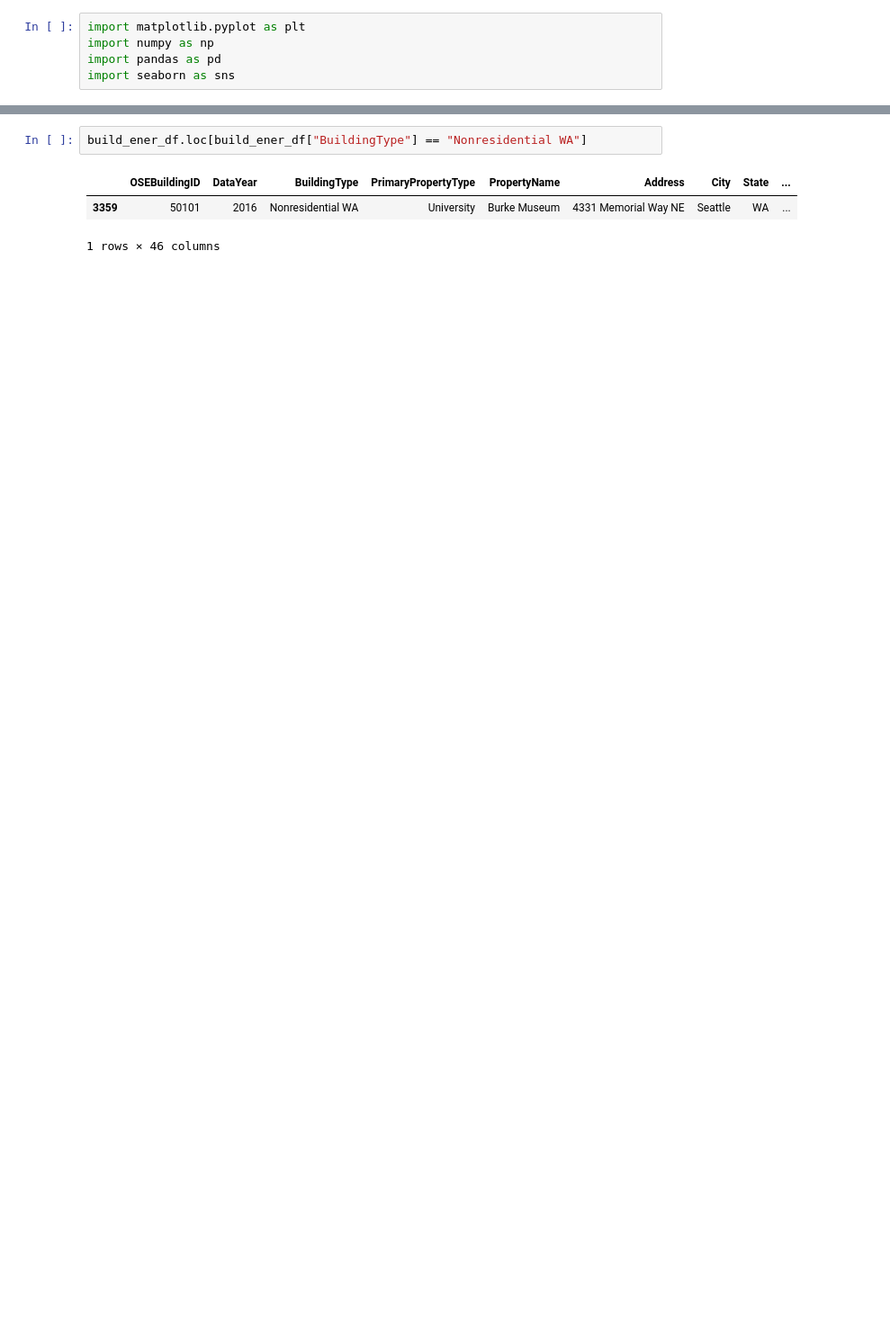
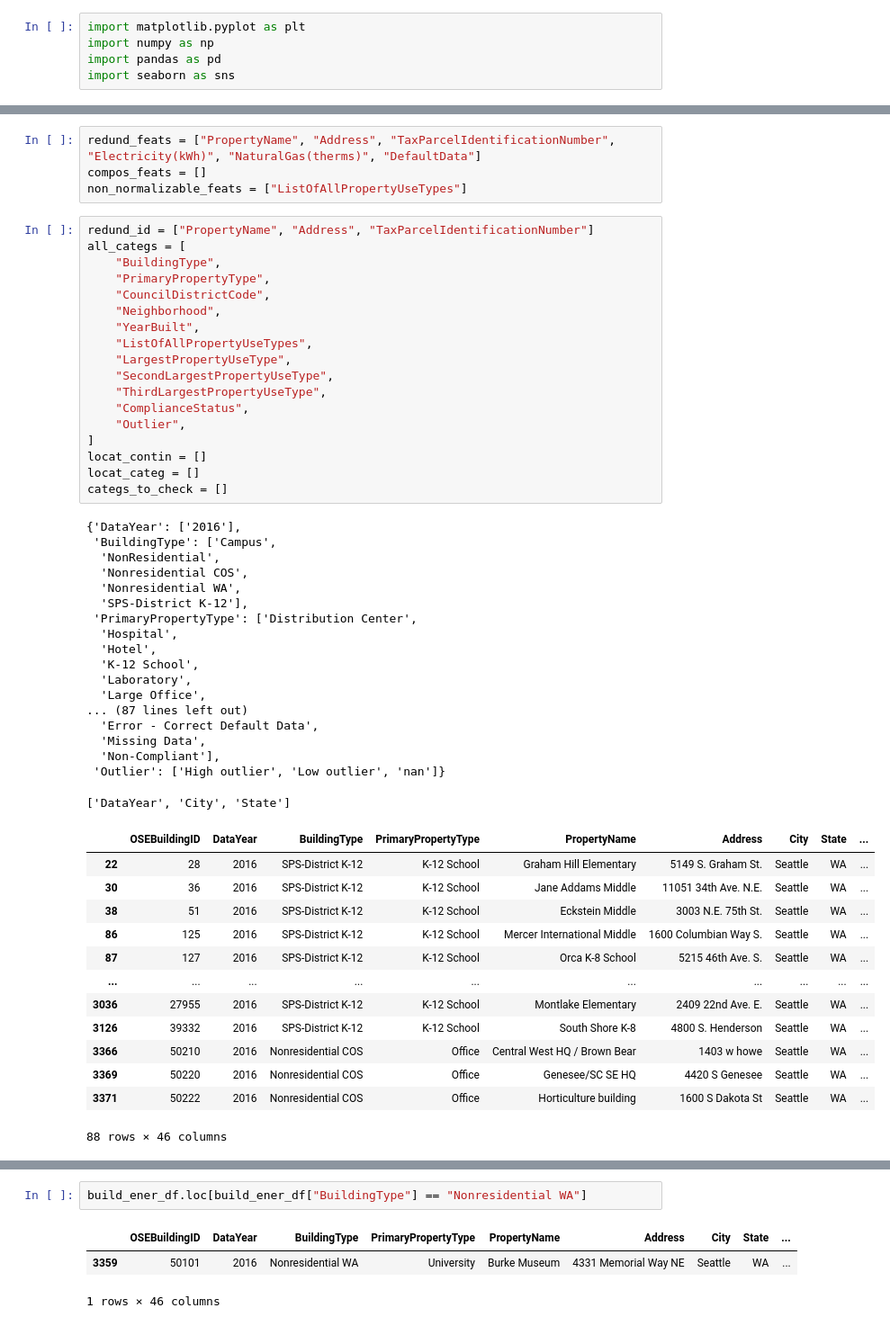
Before and after one commit to gabrielhermel/OC_DS_P4, a Jupyter notebook: Hermel_Gabriel_1_notebook_exploratoire_112022.ipynb, the cells around one changed output, grey strips where cells are left out. Shown: that part at 90% size. Cells and saved outputs as stored; diff of their text form; blank space fills up the shorter version.

```diff
--- a/Hermel_Gabriel_1_notebook_exploratoire_112022.ipynb
+++ b/Hermel_Gabriel_1_notebook_exploratoire_112022.ipynb
@@ -5,0 +372,54 @@ import seaborn as sns
+# %%
+redund_feats = ["PropertyName", "Address", "TaxParcelIdentificationNumber", "Electricity(kWh)", "NaturalGas(therms)", "DefaultData"]
+compos_feats = []
+non_normalizable_feats = ["ListOfAllPropertyUseTypes"]
+# %%
+redund_id = ["PropertyName", "Address", "TaxParcelIdentificationNumber"]
+all_categs = [
+    "BuildingType",
+    "PrimaryPropertyType",
+    "CouncilDistrictCode",
+    "Neighborhood",
+    "YearBuilt",
+    "ListOfAllPropertyUseTypes",
+    "LargestPropertyUseType",
+    "SecondLargestPropertyUseType",
+    "ThirdLargestPropertyUseType",
+    "ComplianceStatus",
+    "Outlier",
+]
+locat_contin = []
+locat_categ = []
+categs_to_check = []
+# %% [output]
+{'DataYear': ['2016'],
+ 'BuildingType': ['Campus',
+  'NonResidential',
+  'Nonresidential COS',
+  'Nonresidential WA',
+  'SPS-District K-12'],
+ 'PrimaryPropertyType': ['Distribution Center',
+  'Hospital',
+  'Hotel',
+  'K-12 School',
+  'Laboratory',
+  'Large Office',
+... (87 lines left out)
+  'Error - Correct Default Data',
+  'Missing Data',
+  'Non-Compliant'],
+ 'Outlier': ['High outlier', 'Low outlier', 'nan']}
+['DataYear', 'City', 'State']
+|  | OSEBuildingID | DataYear | BuildingType | PrimaryPropertyType | PropertyName | Address | City | State | ... |
+| 22 | 28 | 2016 | SPS-District K-12 | K-12 School | Graham Hill Elementary | 5149 S. Graham St. | Seattle | WA | ... |
+| 30 | 36 | 2016 | SPS-District K-12 | K-12 School | Jane Addams Middle | 11051 34th Ave. N.E. | Seattle | WA | ... |
+| 38 | 51 | 2016 | SPS-District K-12 | K-12 School | Eckstein Middle | 3003 N.E. 75th St. | Seattle | WA | ... |
+| 86 | 125 | 2016 | SPS-District K-12 | K-12 School | Mercer International Middle | 1600 Columbian Way S. | Seattle | WA | ... |
+| 87 | 127 | 2016 | SPS-District K-12 | K-12 School | Orca K-8 School | 5215 46th Ave. S. | Seattle | WA | ... |
+| ... | ... | ... | ... | ... | ... | ... | ... | ... | ... |
+| 3036 | 27955 | 2016 | SPS-District K-12 | K-12 School | Montlake Elementary | 2409 22nd Ave. E. | Seattle | WA | ... |
+| 3126 | 39332 | 2016 | SPS-District K-12 | K-12 School | South Shore K-8 | 4800 S. Henderson | Seattle | WA | ... |
+| 3366 | 50210 | 2016 | Nonresidential COS | Office | Central West HQ / Brown Bear | 1403 w howe | Seattle | WA | ... |
+| 3369 | 50220 | 2016 | Nonresidential COS | Office | Genesee/SC SE HQ | 4420 S Genesee | Seattle | WA | ... |
+| 3371 | 50222 | 2016 | Nonresidential COS | Office | Horticulture building | 1600 S Dakota St | Seattle | WA | ... |
+88 rows × 46 columns
```
Also changed, not shown: parts of 21 cells of this notebook, 1 other file.
